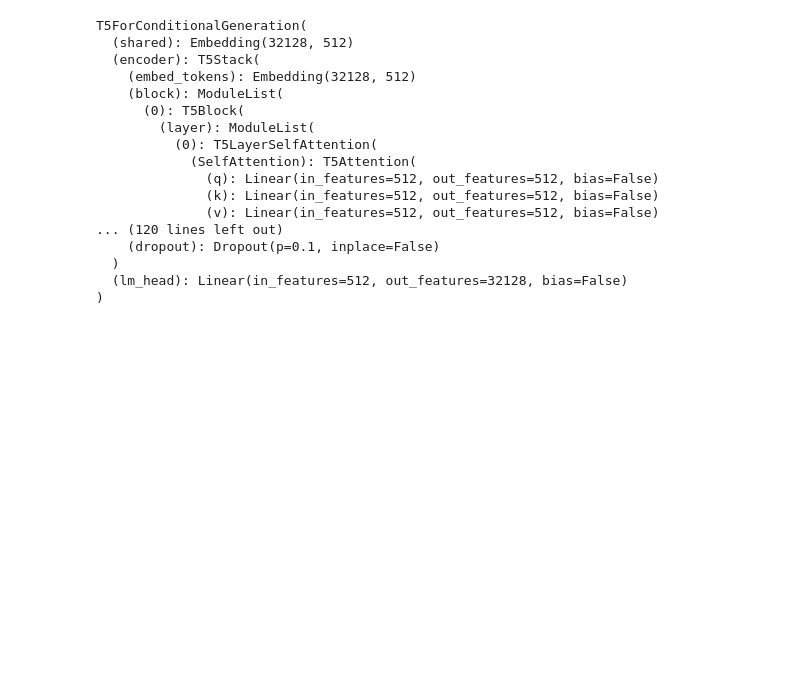
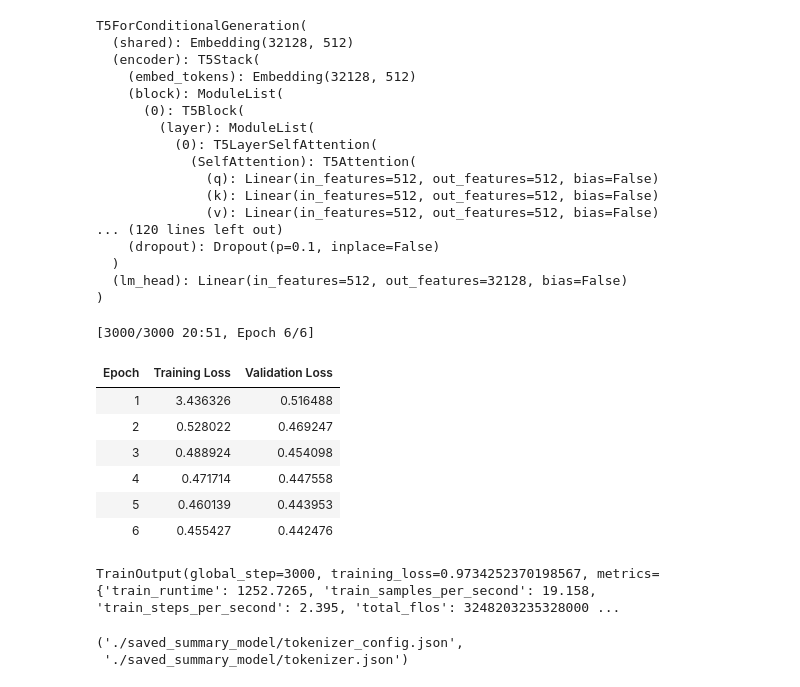
Before and after one commit to dilliram-code/text-summarizer-minor-project, a Jupyter notebook: text_summarizer.ipynb, the cells around one changed output. Cells and saved outputs as stored; diff of their text form; code cells hidden in the pictures; blank space fills up the shorter version.

Commit message:
train the model and load the. model and tokenizer

```diff
--- a/text_summarizer.ipynb
+++ b/text_summarizer.ipynb
@@ -163,3 +163,30 @@ training_args = TrainingArguments(
 
     warmup_steps = 500
 )
+# %%
+trainer = Trainer(
+    model = model,
+    args = training_args,
+    train_dataset = train_data,
+    eval_dataset = val_data
+)
+# %%
+# train the model
+trainer.train()
+# %% [output]
+[3000/3000 20:51, Epoch 6/6]
+| Epoch | Training Loss | Validation Loss |
+| 1 | 3.436326 | 0.516488 |
+| 2 | 0.528022 | 0.469247 |
+| 3 | 0.488924 | 0.454098 |
+| 4 | 0.471714 | 0.447558 |
+| 5 | 0.460139 | 0.443953 |
+| 6 | 0.455427 | 0.442476 |
+TrainOutput(global_step=3000, training_loss=0.9734252370198567, metrics={'train_runtime': 1252.7265, 'train_samples_per_second': 19.158, 'train_steps_per_second': 2.395, 'total_flos': 3248203235328000 ...
+# %%
+# model load => fine tune => save the model
+model.save_pretrained("./saved_summary_model")
+tokenizer.save_pretrained("./saved_summary_model")
+# %% [output]
+('./saved_summary_model/tokenizer_config.json',
+ './saved_summary_model/tokenizer.json')
```
Also changed, not shown: parts of 1 cell of this notebook.
